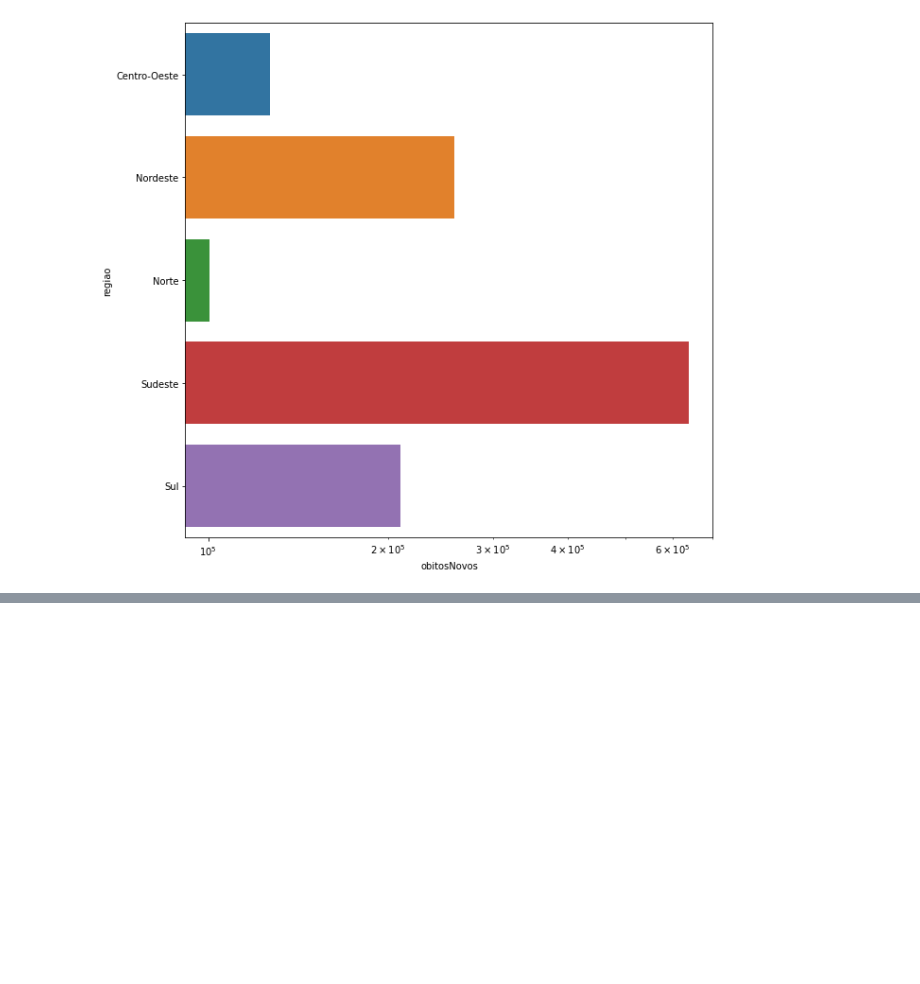
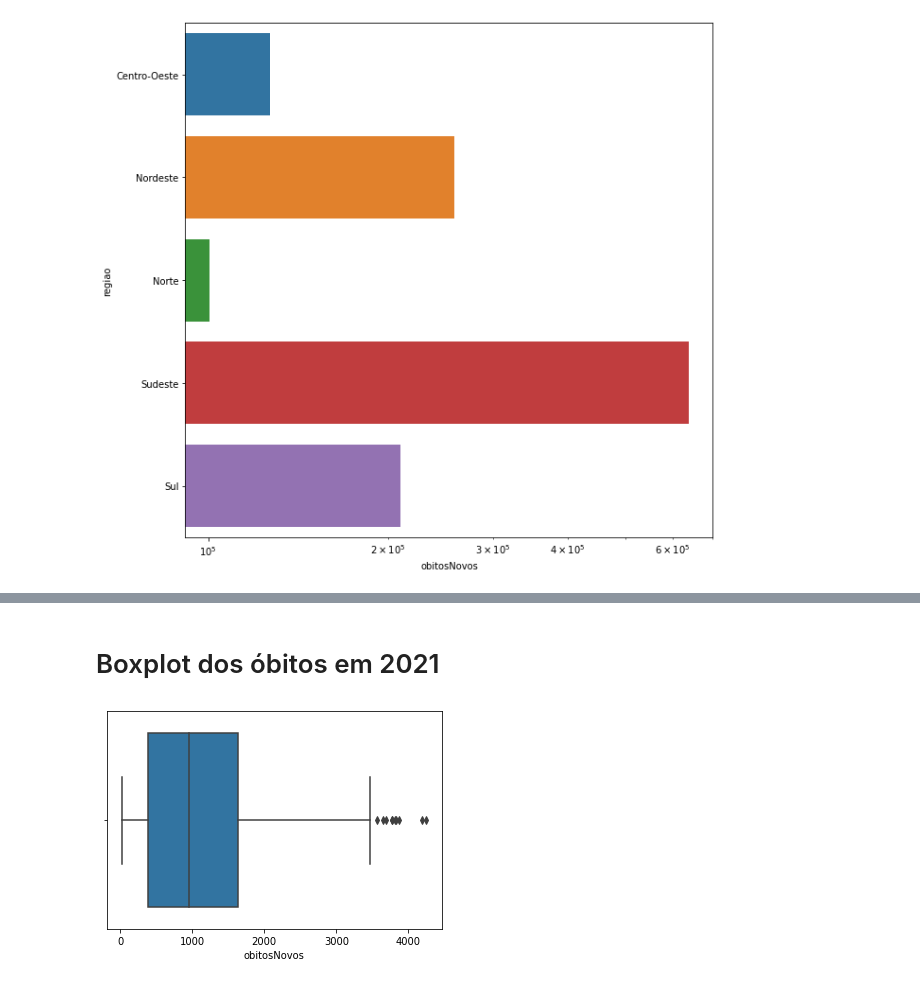
Before and after one commit to GabriellMiranda/TP-Dados-Analise-de-dados-de-covid, a Jupyter notebook: Trabalho_de_Dados.ipynb, the cells around one changed output, grey strips where cells are left out. Saved outputs shown, nothing was run; the diff lists cells and outputs as text; code cells hidden in the pictures; blank space fills up the shorter version.

```diff
--- a/Trabalho_de_Dados.ipynb
+++ b/Trabalho_de_Dados.ipynb
@@ -878,0 +886,7 @@ plt.show()
+# %% [markdown]
+# Boxplot dos óbitos em 2021
+# %%
+sns.boxplot(x=DadosBrasil2021['obitosNovos'])
+plt.show()
+# %% [output]
+[figure, added]
```
Also changed, not shown: parts of 21 cells of this notebook.
